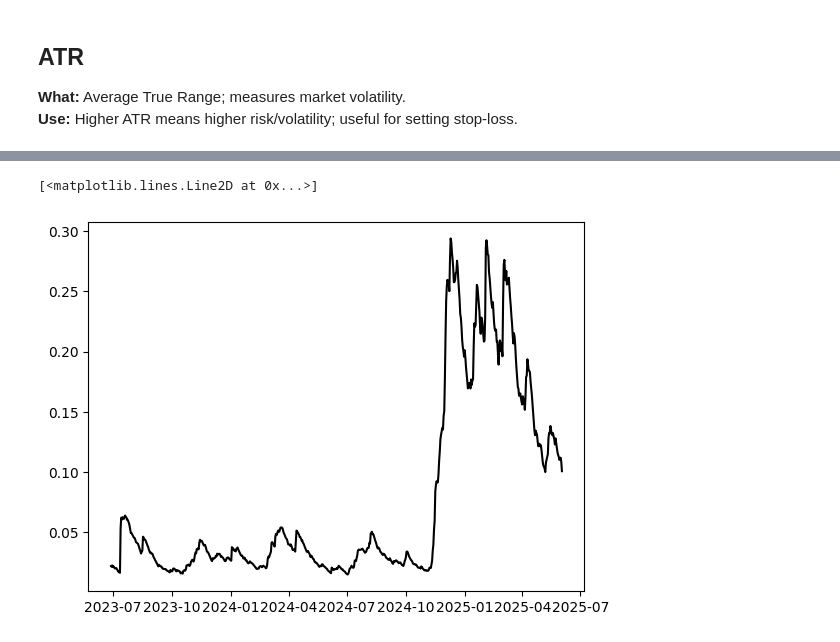
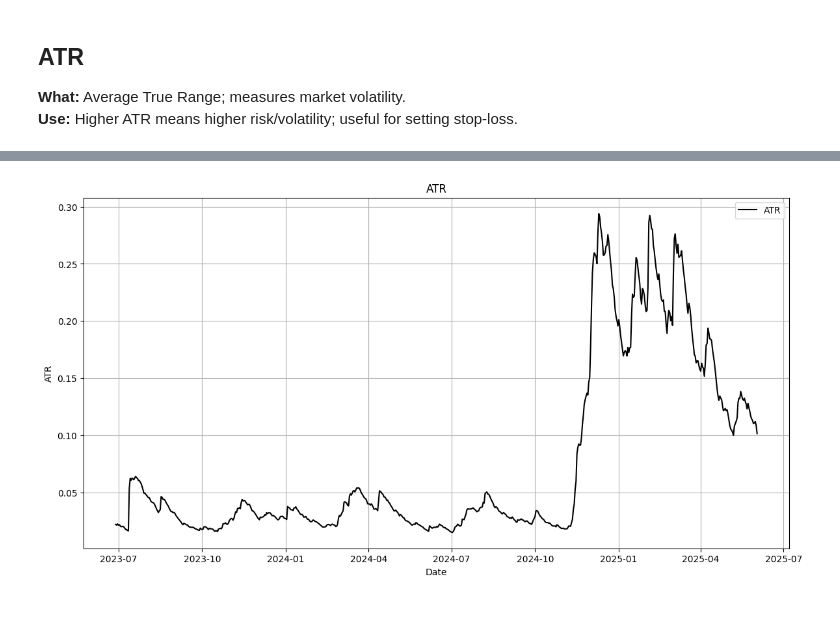
Before and after one commit to Ahkylez/Crypto-Indicators, a Jupyter notebook: crypto_indicators.ipynb, the cells around one changed output, grey strips where cells are left out. Drawn from its saved outputs; the diff is of its cells as text; code cells hidden in the pictures; blank space fills up the shorter version.

```diff
--- a/crypto_indicators.ipynb
+++ b/crypto_indicators.ipynb
@@ -196,8 +190,11 @@ Name: ATRr_14, Length: 720, dtype: float64
 # %%
+plt.figure(figsize=(14, 7))
 plt.plot(df.index, df['ATRr_14'], label='ATR', color='black')
 plt.title('ATR')
 plt.xlabel('Date')
-plt.ylabel('')
+plt.ylabel('ATR')
+plt.legend()
+plt.grid(True)
+plt.show()
 # %% [output]
-[<matplotlib.lines.Line2D at 0x...>]
-[figure, old version]
+[figure, new version]
```
Also changed, not shown: parts of 11 cells of this notebook.
